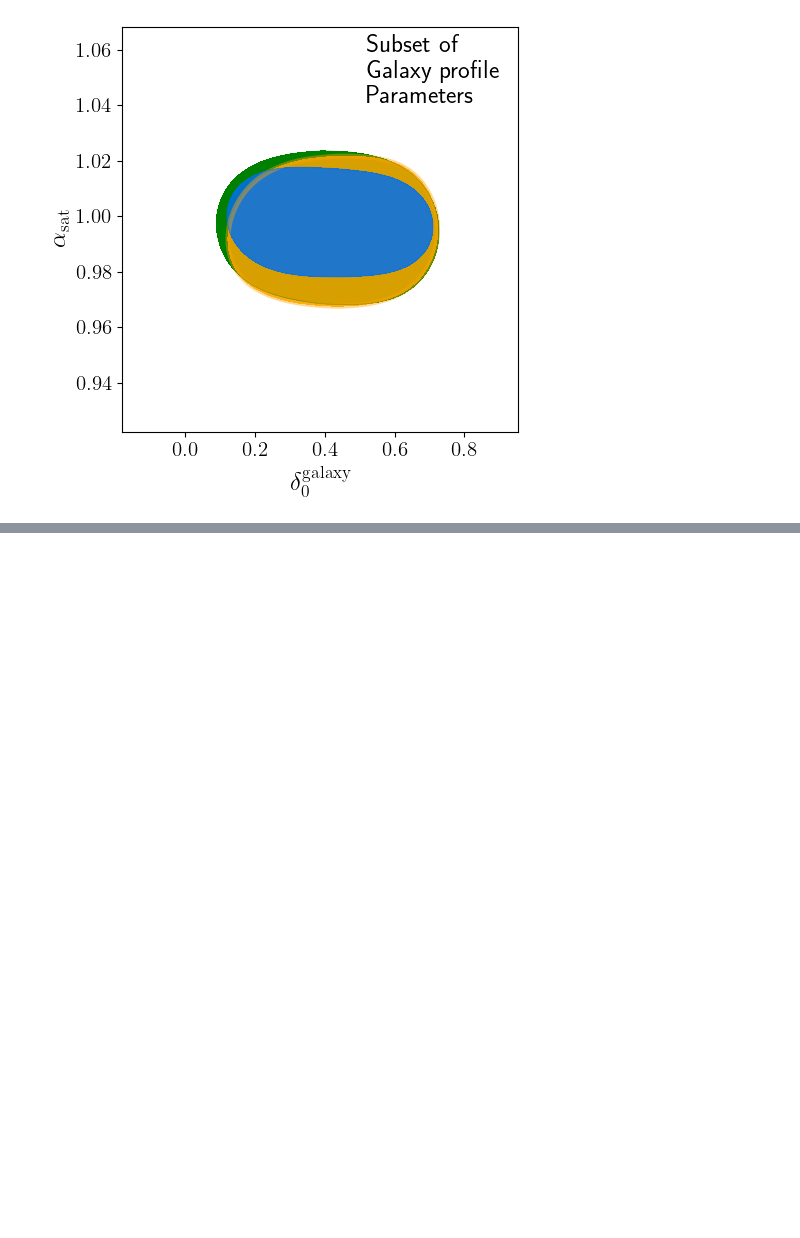
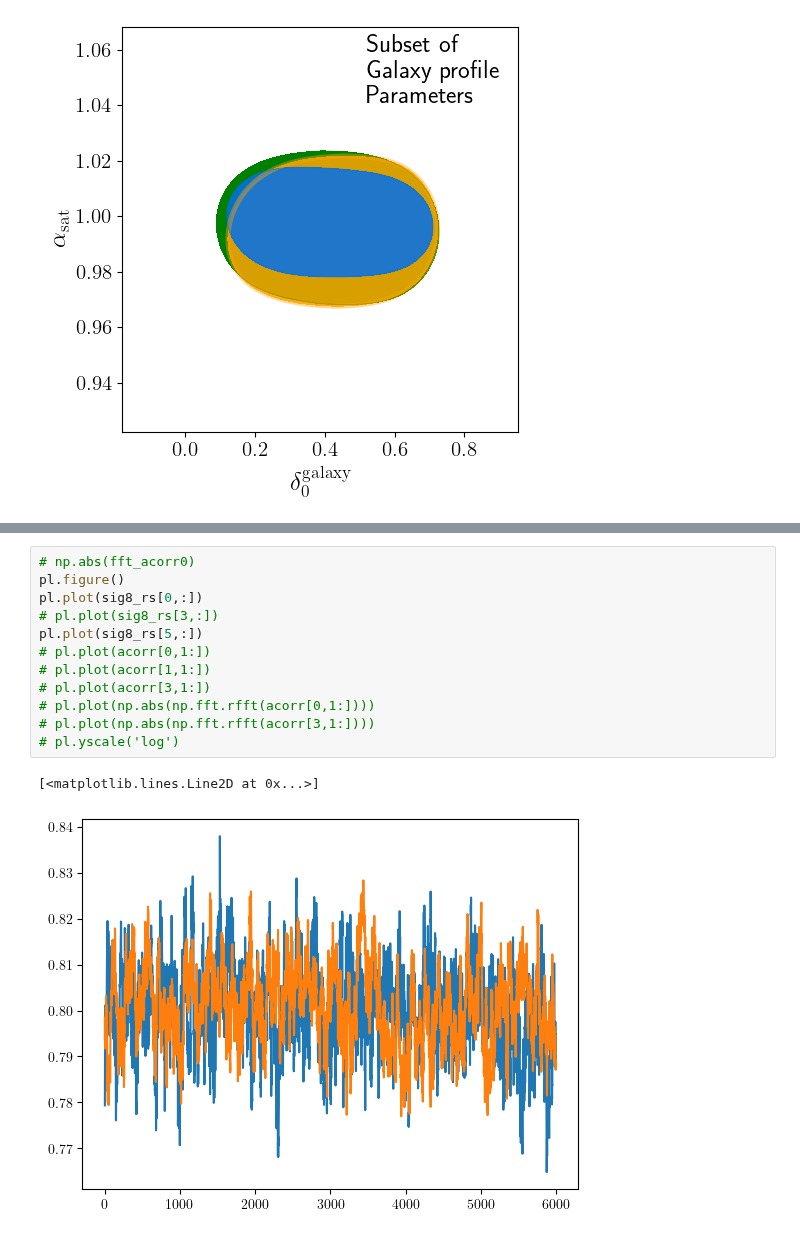
Before and after one commit to shivampcosmo/GODMAX, a Jupyter notebook: notebooks/Pge/get_FoM.ipynb, the cells around one changed output, grey strips where cells are left out. Saved outputs shown, nothing was run; the diff lists cells and outputs as text; blank space fills up the shorter version.

```diff
--- a/notebooks/Pge/get_FoM.ipynb
+++ b/notebooks/Pge/get_FoM.ipynb
@@ -485,0 +995,15 @@ g.export(fname = sdir+'gal_prof_directcal.pdf')
+# %%
+# np.abs(fft_acorr0)
+pl.figure()
+pl.plot(sig8_rs[0,:])
+# pl.plot(sig8_rs[3,:])
+pl.plot(sig8_rs[5,:])
+# pl.plot(acorr[0,1:])
+# pl.plot(acorr[1,1:])
+# pl.plot(acorr[3,1:])
+# pl.plot(np.abs(np.fft.rfft(acorr[0,1:])))
+# pl.plot(np.abs(np.fft.rfft(acorr[3,1:])))
+# pl.yscale('log')
+# %% [output]
+[<matplotlib.lines.Line2D at 0x...>]
+[figure, added]
```
Also changed, not shown: parts of 20 cells of this notebook, 51 other files.
